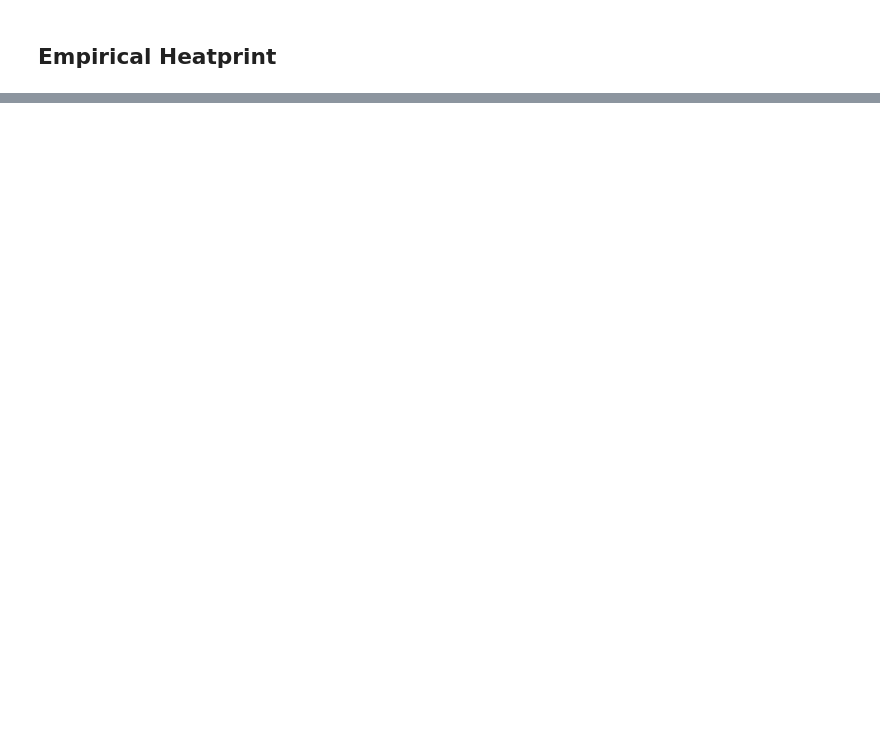
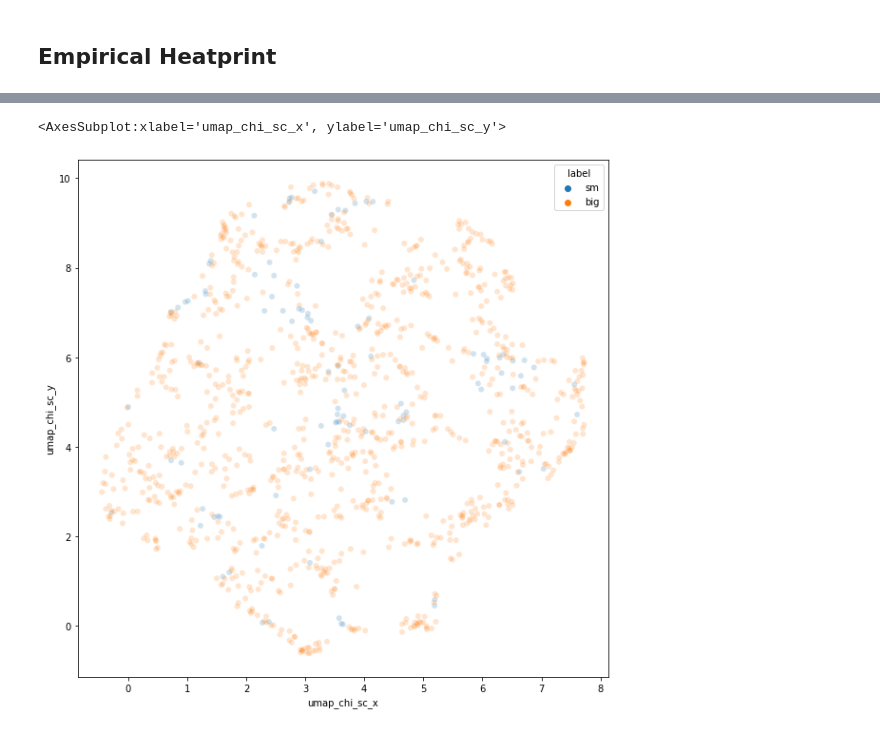
Before and after one commit to ashwinn226/graphwave, a Jupyter notebook: graphwave_pancakes.ipynb, the cells around one changed output, grey strips where cells are left out. Drawn from its saved outputs; the diff is of its cells as text; code cells hidden in the pictures; blank space fills up the shorter version.

```diff
--- a/graphwave_pancakes.ipynb
+++ b/graphwave_pancakes.ipynb
@@ -673,0 +726,7 @@ hdense = heat_print[0].toarray()
+# %%
+fig, ax = plt.subplots(1,1, figsize=[10,10])
+
+sns.scatterplot(ax=ax, x="umap_chi_sc_x", y="umap_chi_sc_y", data=pancake, hue="label", alpha=.2)
+# %% [output]
+<AxesSubplot:xlabel='umap_chi_sc_x', ylabel='umap_chi_sc_y'>
+[figure, added]
```
Also changed, not shown: parts of 33 cells of this notebook.
